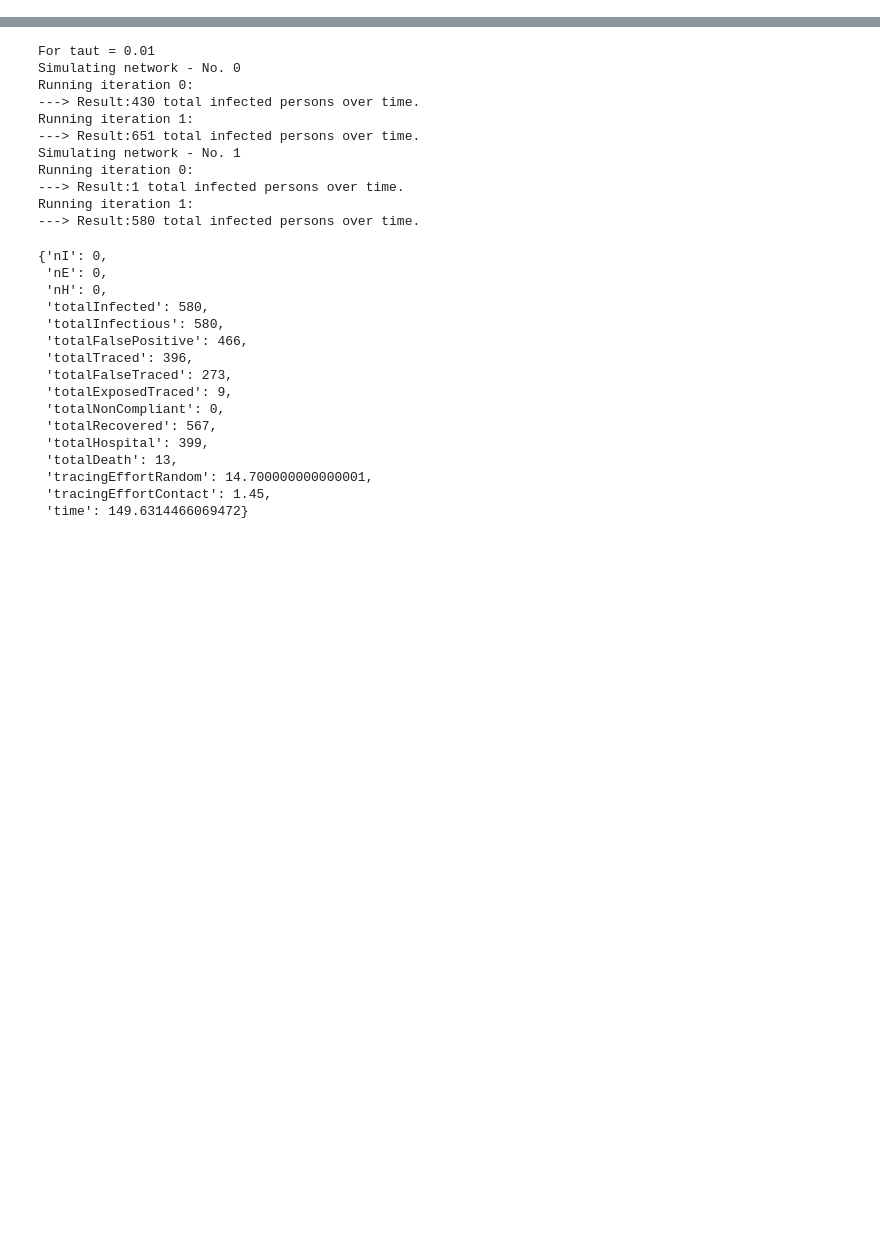
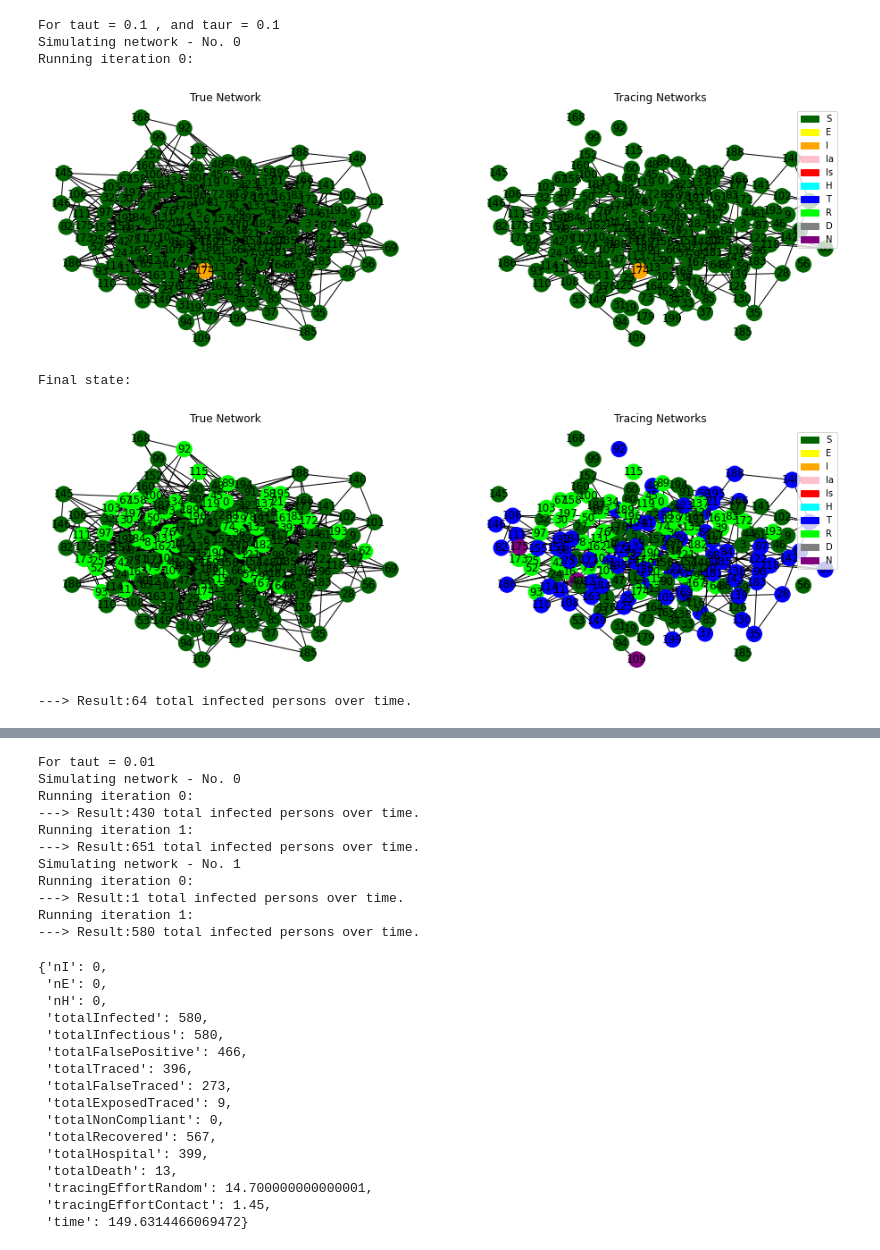
Before and after one commit to andrei-rusu/contact-tracing-model, a Jupyter notebook: SimulateCovid.ipynb, the cells around one changed output, grey strips where cells are left out. Cells and saved outputs as stored; diff of their text form; code cells hidden in the pictures; blank space fills up the shorter version.

```diff
--- a/SimulateCovid.ipynb
+++ b/SimulateCovid.ipynb
@@ -12,0 +11,11 @@ utils.rel(utils, sim, stat, net, run)
+# %%
+utils.rel(utils, model, sim, stat, net, run)
+st0, tr0, kn0 = run.run_mock(netsize=200, k=10, model='covid', dual=1, noncomp=0.002, uptake=.5, maintain_overlap=False, draw=True, draw_iter=False, separate_traced=True)
+# %% [output]
+For taut = 0.1 , and taur = 0.1
+Simulating network - No. 0
+Running iteration 0:
+[figure, added]
+Final state:
+[figure, added]
+---> Result:64 total infected persons over time.
```
Also changed, not shown: parts of 4 cells of this notebook, 8 other files.
